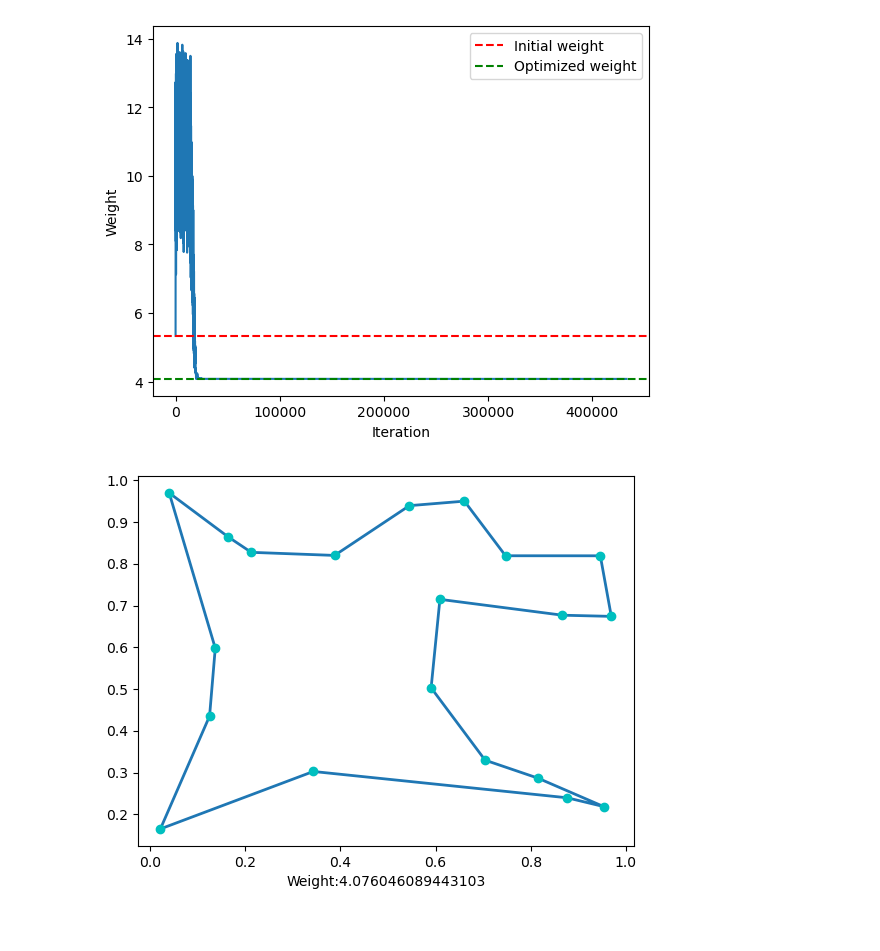
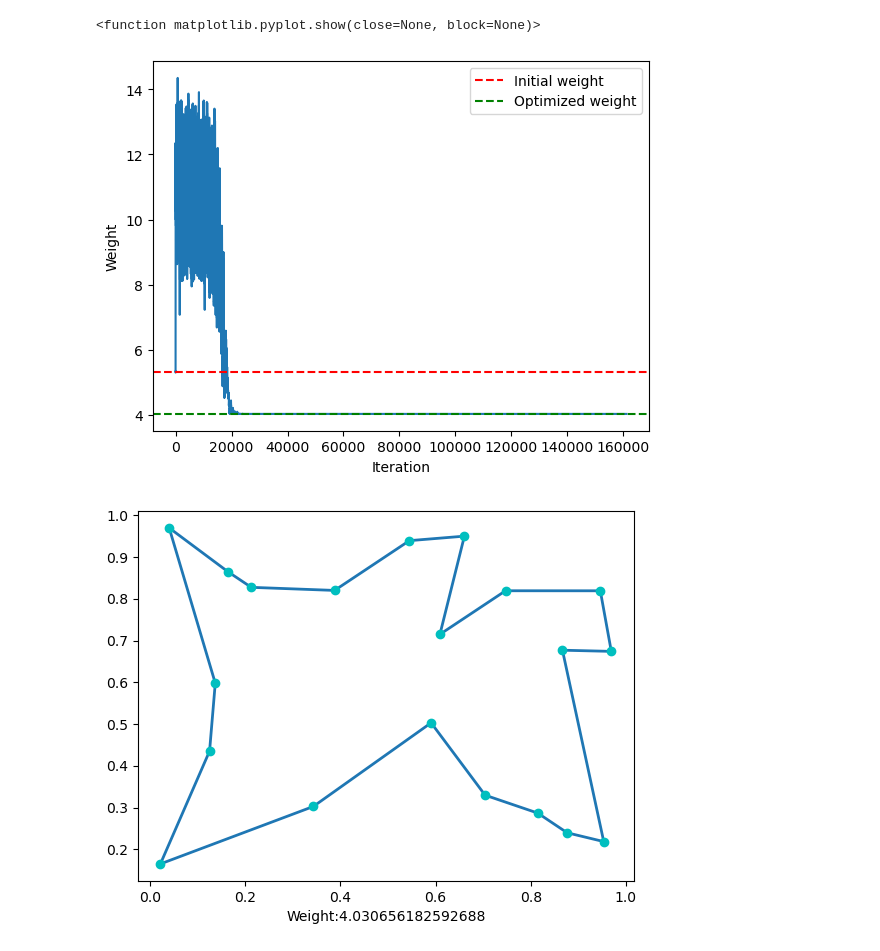
Before and after one commit to sjhjrcode/AI, a Jupyter notebook: TSP_Anealing_Personal.ipynb, the cells around one changed output. Drawn from its saved outputs; the diff is of its cells as text; code cells hidden in the pictures.

```diff
--- a/TSP_Anealing_Personal.ipynb
+++ b/TSP_Anealing_Personal.ipynb
@@ -144,7 +144,7 @@ class MSA:
         plt.legend([line_init, line_min], ['Initial weight', 'Optimized weight'])
         plt.ylabel('Weight')
         plt.xlabel('Iteration')
-        plt.show()
+        #plt.show()
 
     def plotResults(self,name):
         fig, ax = plt.subplots()
@@ -167,20 +167,27 @@ class MSA:
         if not os.path.exists("./images"):
             os.mkdir("./images")
         plt.savefig("./images/"+name)
-        plt.show
+        #plt.show
+    def get_mweight(self):
+        return self.mweight
 # %%
-def run(nodes,stopping_iter, temp, gamma, stopping_temp,name="cities_final.png"):
+def run(nodes,stopping_iter, temp, gamma, stopping_temp,name="cities_final.png", weight= np.Inf ):
     '''run simulated annealing algorithm with 2-opt'''
     sa = MSA(nodes,stopping_iter, temp, gamma, stopping_temp)
+
     sa.anneal()
-
+    current_weight = weight
+    min_wieght = sa.get_mweight()
     '''animate'''
 
     #sa.animateSolutions()
-
     '''show the improvement over time'''
-    sa.plotLearning()
-    sa.plotResults(name)
+    if(min_wieght<current_weight):
+        sa.plotLearning()
+        sa.plotResults(name)
+        return min_wieght
+    else:
+        return current_weight
 # %%
     '''set the simulated annealing algorithm params'''
 temp = 1000
@@ -200,7 +208,7 @@ Improvement:  16.82 %
 [figure]
 # %%
 temp = 1000
-stopping_temp = 0.0000000000000000000000000000000000000000000000000000000000000000000000000000000000000000001
+stopping_temp = 0.00000000000000000000000000000001
 gamma = 0.9995
 stopping_iter = 10000000000000000000000000000000000000000000000000000000000000000000000000000000000000000000000000000000000000000
 xs = [0.6606,0.9695,0.5906, 0.2124, 0.0398, 0.1367,0.9536,0.6091,0.8767,0.8148,0.3876,0.7041,0.0213,0.3429,0.7471,0.5449,0.9464,0.1247,0.1636,0.8668]
@@ -208,6 +216,11 @@ ys = [0.9500,0.6740,0.5029,0.8274,0.9697,0.5979,0.2184,0.7148,0.2395,0.2867,0.82
 #print(f"X: {d} && Y:{s}",len(xs),len(ys))
 nodes = np.column_stack((xs, ys))
 name="HW Question 1.png"
-run(nodes,stopping_iter, temp, gamma, stopping_temp,name)
+weight = np.inf
+for i in range(0,20):
+    weight = run(nodes,stopping_iter, temp, gamma, stopping_temp,name, weight)
+
+
+plt.show
 # %% [output]
 Intial weight:  5.3312003295476975
@@ -216,5 +243,6 @@ Improvement:  23.54 %
+<function matplotlib.pyplot.show(close=None, block=None)>
-[figure, old version]
+[figure, new version]
-[figure, old version]
+[figure, new version]
 # %%
 data = [1, 41, 49, 2, 35, 17, 3, 55, 45, 4, 55, 20, 5, 15, 30, 6, 25, 30, 7, 20, 50, 8, 10, 43, 9, 55, 60, 10, 30, 60, 11, 20, 65, 12, 50, 35, 13, 30, 25, 14, 15, 10, 15, 30, 5, 16, 10, 20, 17, 5, 30, 18, 20, 40, 19, 15, 60, 20, 45, 65, 21, 45, 20, 22, 45, 10, 23, 55, 5, 24, 65, 35, 25, 65, 20, 26, 45, 30, 27, 35, 40, 28, 41, 37, 29, 64, 42, 30, 40, 60, 31, 31, 52, 32, 35, 69, 33, 53, 52, 34, 65, 55, 35, 63, 65, 36, 2, 60, 37, 20, 20, 38, 5, 5, 39, 60, 12, 40, 40, 25, 41, 42, 7, 42, 24, 12, 43, 23, 3, 44, 11, 14, 45, 6, 38, 46, 2, 48, 47, 8, 56, 48, 13, 52, 49, 6, 68, 50, 47, 47, 51, 49, 58, 52, 27, 43, 53, 37, 31, 54, 57, 29, 55, 63, 23, 56, 53, 12, 57, 32, 12, 58, 36, 26, 59, 21, 24, 60, 17, 34, 61, 12, 24, 62, 24, 58, 63, 27, 69, 64, 15, 77, 65, 62, 77, 66, 49, 73, 67, 67, 5, 68, 56, 39, 69, 37, 47, 70, 37, 56, 71, 57, 68, 72, 47, 16, 73, 44, 17, 74, 46, 13, 75, 49, 11, 76, 49, 42, 77, 53, 43, 78, 61, 52, 79, 57, 48, 80, 56, 37, 81, 55, 54, 82, 15, 47, 83, 14, 37, 84, 11, 31, 85, 16, 22, 86, 4, 18, 87, 28, 18, 88, 26, 52, 89, 26, 35, 90, 31, 67, 91, 15, 19, 92, 22, 22, 93, 18, 24, 94, 26, 27, 95, 25, 24, 96, 22, 27, 97, 25, 21, 98, 19, 21, 99, 20, 26, 100, 18, 18, 101, 35, 35]
 # %%
```
Also changed, not shown: parts of 3 cells of this notebook, 3 other files.
